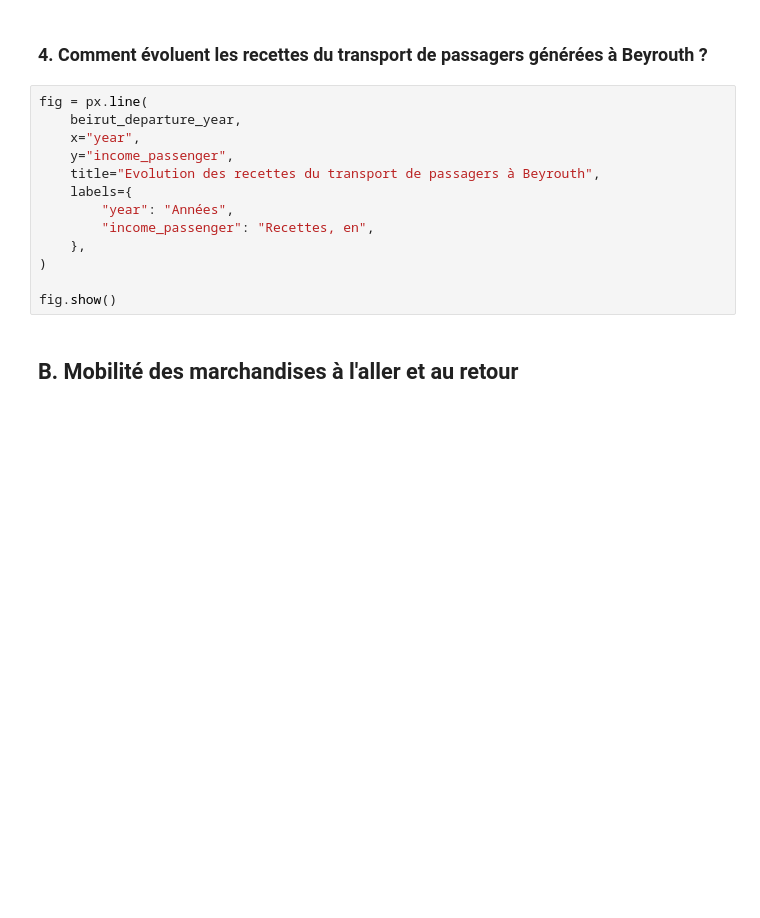
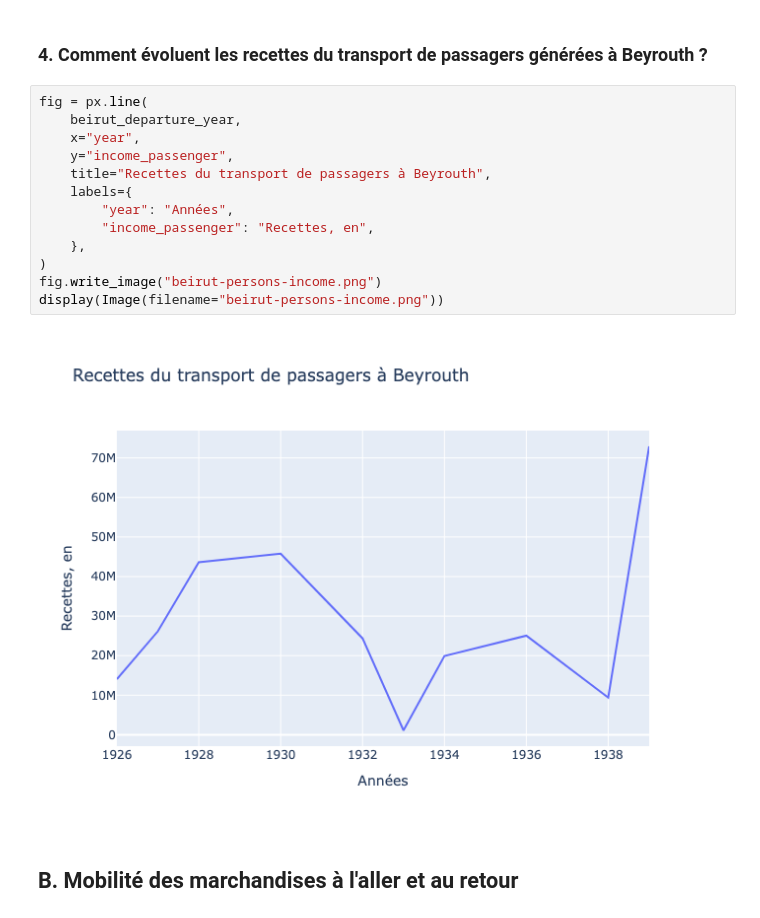
Before and after one commit to lod4hss-projects/borders, a Jupyter notebook: analysis/analysis.ipynb, the cells around one changed output. Saved outputs shown, nothing was run; the diff lists cells and outputs as text; blank space fills up the shorter version.

```diff
--- a/analysis/analysis.ipynb
+++ b/analysis/analysis.ipynb
@@ -289,16 +305,18 @@ fig.show()
 # %%
 fig = px.line(
     beirut_departure_year,
     x="year",
     y="income_passenger",
-    title="Evolution des recettes du transport de passagers à Beyrouth",
+    title="Recettes du transport de passagers à Beyrouth",
     labels={
         "year": "Années",
         "income_passenger": "Recettes, en",
     },
 )
-
-fig.show()
+fig.write_image("beirut-persons-income.png")
+display(Image(filename="beirut-persons-income.png"))
+# %% [output]
+[figure, added]
 # %% [markdown]
 ## B. Mobilité des marchandises à l'aller et au retour
 # %% [markdown]
```
Also changed, not shown: parts of 12 cells of this notebook, 18 other files.
